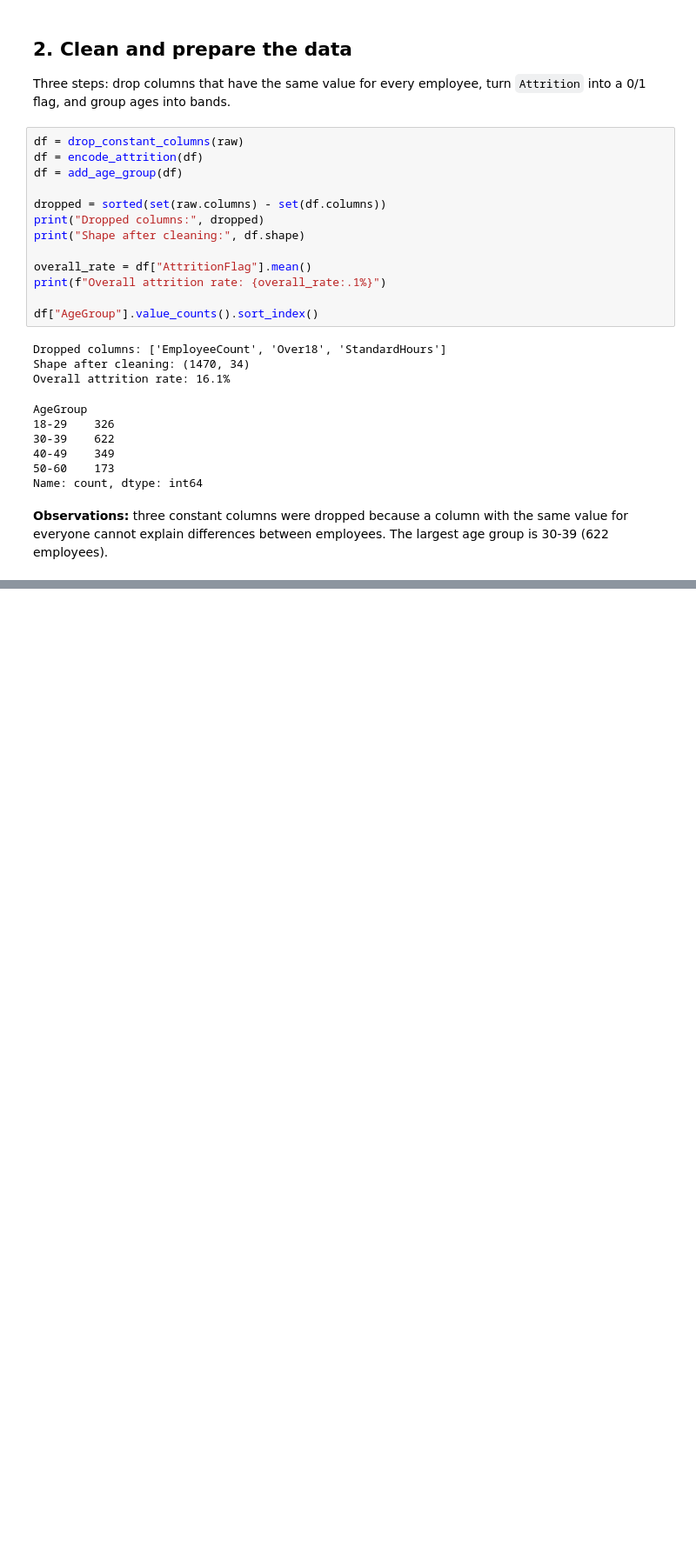
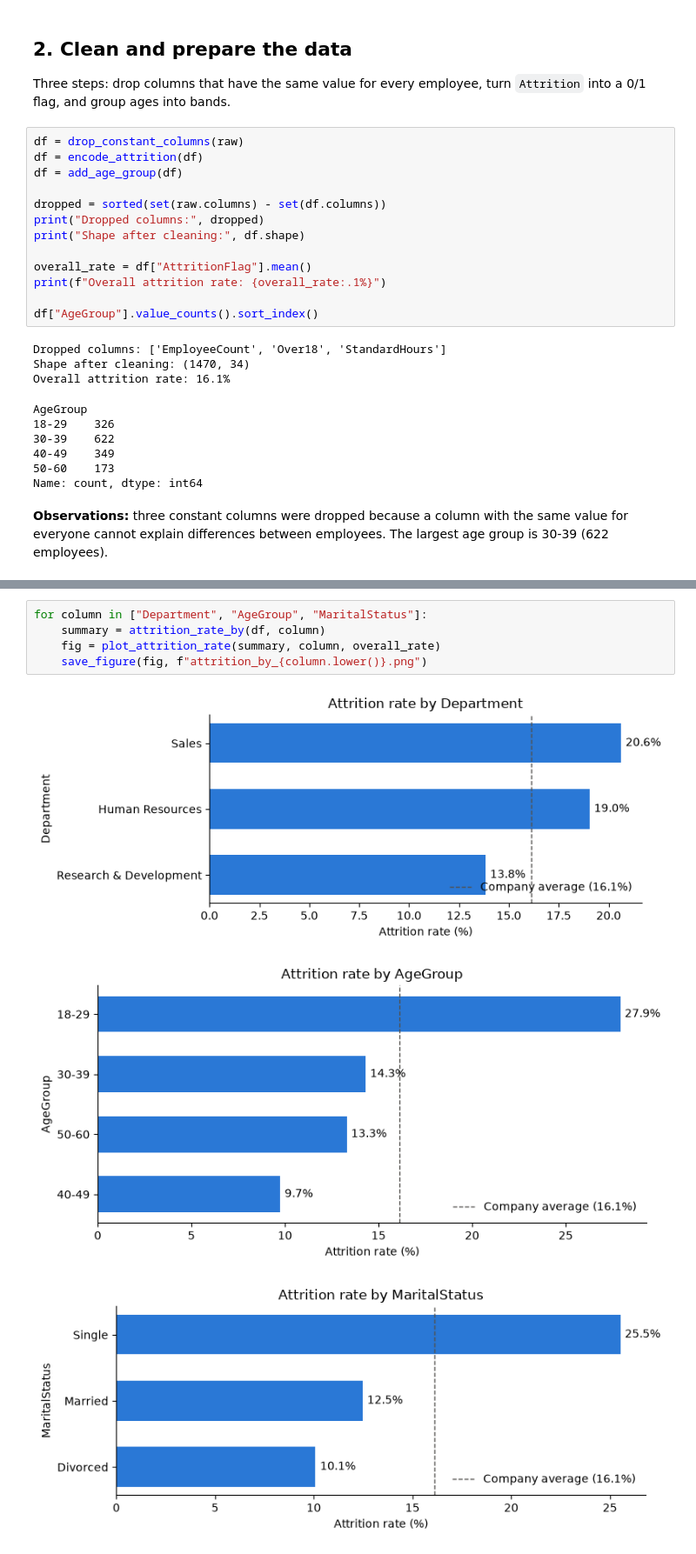
Before and after one commit to siennaduong/HR-analytics, a Jupyter notebook: notebooks/attrition_report.ipynb, the cells around one changed output, grey strips where cells are left out. Shown at 87% size. Cells and saved outputs as stored; diff of their text form; blank space fills up the shorter version.

```diff
--- a/notebooks/attrition_report.ipynb
+++ b/notebooks/attrition_report.ipynb
@@ -94,0 +109,9 @@ Name: count, dtype: int64
+# %%
+for column in ["Department", "AgeGroup", "MaritalStatus"]:
+    summary = attrition_rate_by(df, column)
+    fig = plot_attrition_rate(summary, column, overall_rate)
+    save_figure(fig, f"attrition_by_{column.lower()}.png")
+# %% [output]
+[figure, added]
+[figure, added]
+[figure, added]
```
Also changed, not shown: parts of 3 cells of this notebook.
